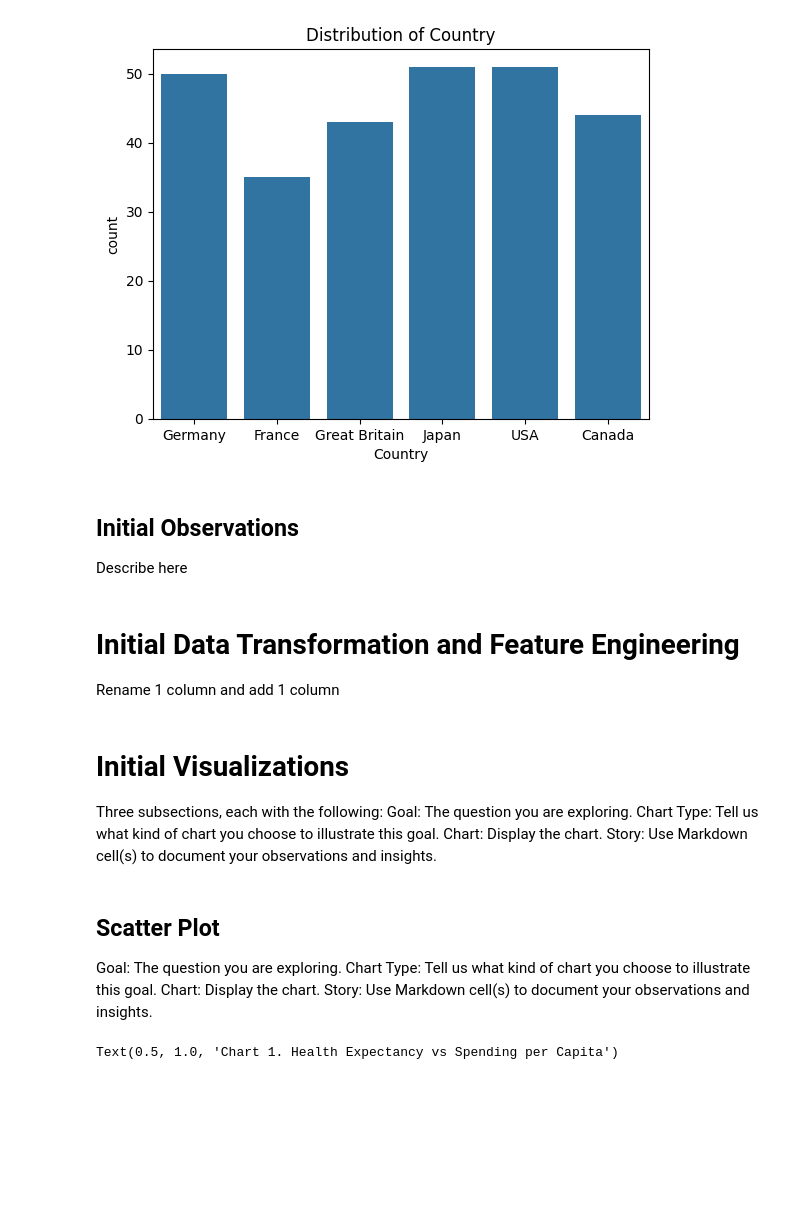
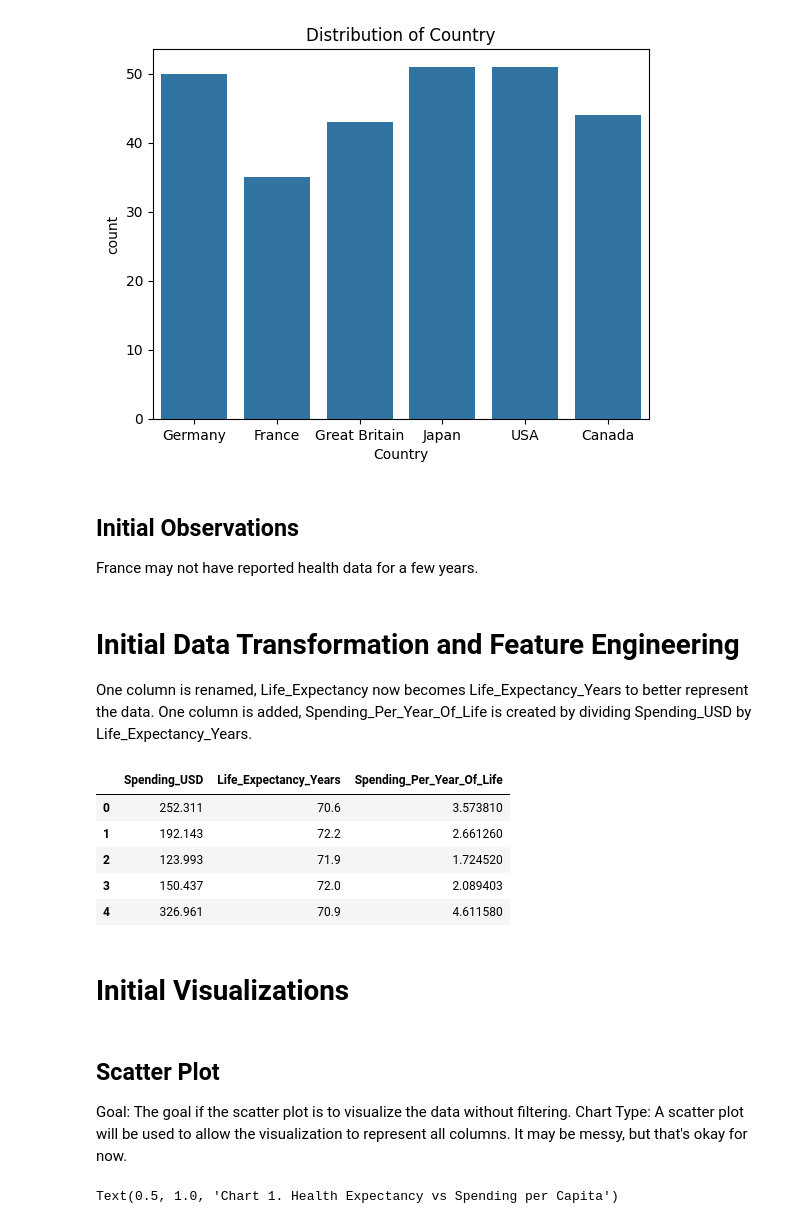
Before and after one commit to jarjarredred/datafun-06-eda, a Jupyter notebook: jarred_eda.ipynb, the cells around one changed output. Saved outputs shown, nothing was run; the diff lists cells and outputs as text; code cells hidden in the pictures; blank space fills up the shorter version.

```diff
--- a/jarred_eda.ipynb
+++ b/jarred_eda.ipynb
@@ -119,21 +115,31 @@ matplotlib.pyplot.show()
 [figure]
 # %% [markdown]
 ## Initial Observations
-Describe here
+France may not have reported health data for a few years.
 # %% [markdown]
 # Initial Data Transformation and Feature Engineering
-Rename 1 column and add 1 column
+One column is renamed, Life_Expectancy now becomes Life_Expectancy_Years to better represent the data.
+One column is added, Spending_Per_Year_Of_Life is created by dividing Spending_USD by Life_Expectancy_Years.
+# %%
+# Feature Engineering
+# Renaming a column
+healthexp_df.rename(columns={'Life_Expectancy': 'Life_Expectancy_Years'}, inplace=True)
+
+# Adding a new column
+healthexp_df['Spending_Per_Year_Of_Life'] = healthexp_df['Spending_USD'] / healthexp_df['Life_Expectancy_Years']
+healthexp_df[['Spending_USD', 'Life_Expectancy_Years', 'Spending_Per_Year_Of_Life']].head()
+# Inspect histogram of new column
+# %% [output]
+|  | Spending_USD | Life_Expectancy_Years | Spending_Per_Year_Of_Life |
+| 0 | 252.311 | 70.6 | 3.573810 |
+| 1 | 192.143 | 72.2 | 2.661260 |
+| 2 | 123.993 | 71.9 | 1.724520 |
+| 3 | 150.437 | 72.0 | 2.089403 |
+| 4 | 326.961 | 70.9 | 4.611580 |
 # %% [markdown]
 # Initial Visualizations
-Three subsections, each with the following:
-Goal: The question you are exploring.
-Chart Type: Tell us what kind of chart you choose to illustrate this goal.
-Chart: Display the chart.
-Story: Use Markdown cell(s) to document your observations and insights.
 # %% [markdown]
 ## Scatter Plot
-Goal: The question you are exploring.
-Chart Type: Tell us what kind of chart you choose to illustrate this goal.
-Chart: Display the chart.
-Story: Use Markdown cell(s) to document your observations and insights.
+Goal: The goal if the scatter plot is to visualize the data without filtering.
+Chart Type: A scatter plot will be used to allow the visualization to represent all columns. It may be messy, but that's okay for now.
 # %%
```
Also changed, not shown: parts of 14 cells of this notebook, 1 other file.
